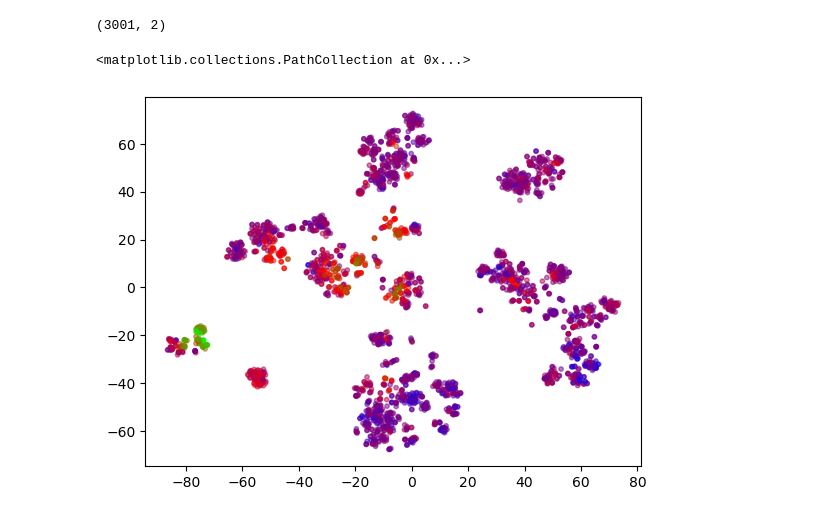
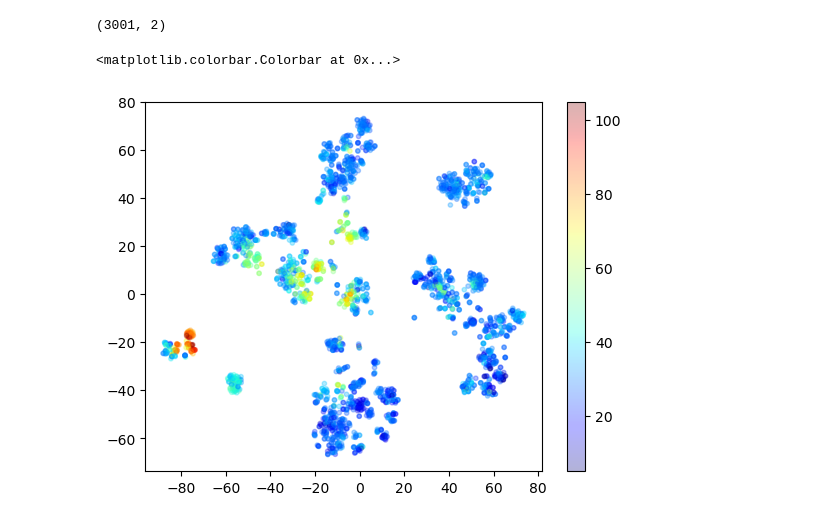
Before and after one commit to oist/gene-context, a Jupyter notebook: ogt_visual.ipynb, the cells around one changed output. Cells and saved outputs as stored; diff of their text form; code cells hidden in the pictures.

Commit message:
better ogt predict visual

```diff
--- a/ogt_visual.ipynb
+++ b/ogt_visual.ipynb
@@ -2,12 +2,25 @@
 import pandas as pd
 import numpy as np
 import matplotlib.pyplot as plt
+import torch
+from set_transformer.main import read_ogt_data
 
-from set_transformer.main import read_ogt_data
+device = torch.device("cuda" if torch.cuda.is_available() else "cpu")
+
 X_train, X_train_column_names, y_train, X_test, X_test_column_names, y_test, num_classes, categories_linspace = read_ogt_data()
 
-print(len(categories_linspace))
+print(f"Number of categories = {num_classes}")
 
-ind_point = 15
-file_names_cv = [f"prediction_probabilities_cross_valid_fold_0_SetTransformer_indPoints_{ind_point}", f"prediction_probabilities_cross_valid_fold_1_SetTransformer_indPoints_{ind_point}", f"prediction_probabilities_cross_valid_fold_2_SetTransformer_indPoints_{ind_point}", f"prediction_probabilities_cross_valid_fold_3_SetTransformer_indPoints_{ind_point}", f"prediction_probabilities_cross_valid_fold_4_SetTransformer_indPoints_{ind_point}"]
+ind_point = 2
+folds = range(5)
+file_names_cv = [f"prediction_probabilities_cross_valid_fold_{fold}_SetTransformer_indPoints_{ind_point}" for fold in folds]
+
+
+y_train_to_temp = []
+for categ_i in y_train.tolist():
+    categ_i = int(categ_i)
+    mid_bin_temp = ((categories_linspace[categ_i-1] + categories_linspace[categ_i])/2)
+    y_train_to_temp.append(mid_bin_temp)
+
+hist = plt.hist(y_train_to_temp, bins = num_classes)
 # %% [output]
@@ -141,7 +163,8 @@ print(X_tsne.shape)
 # %% [output]
 (3001, 2)
 # %%
-plt.scatter(X_tsne[:, 0], X_tsne[:, 1], alpha=0.5, s = 10, c=y_train, cmap='brg')
+plt.scatter(X_tsne[:, 0], X_tsne[:, 1], alpha=0.3, s = 10, c=y_train_to_temp, cmap='jet')
+plt.colorbar()
 # %% [output]
-<matplotlib.collections.PathCollection at 0x...>
+<matplotlib.colorbar.Colorbar at 0x...>
-[figure, old version]
+[figure, new version]
```
Also changed, not shown: parts of 9 cells of this notebook, 5 other files.
